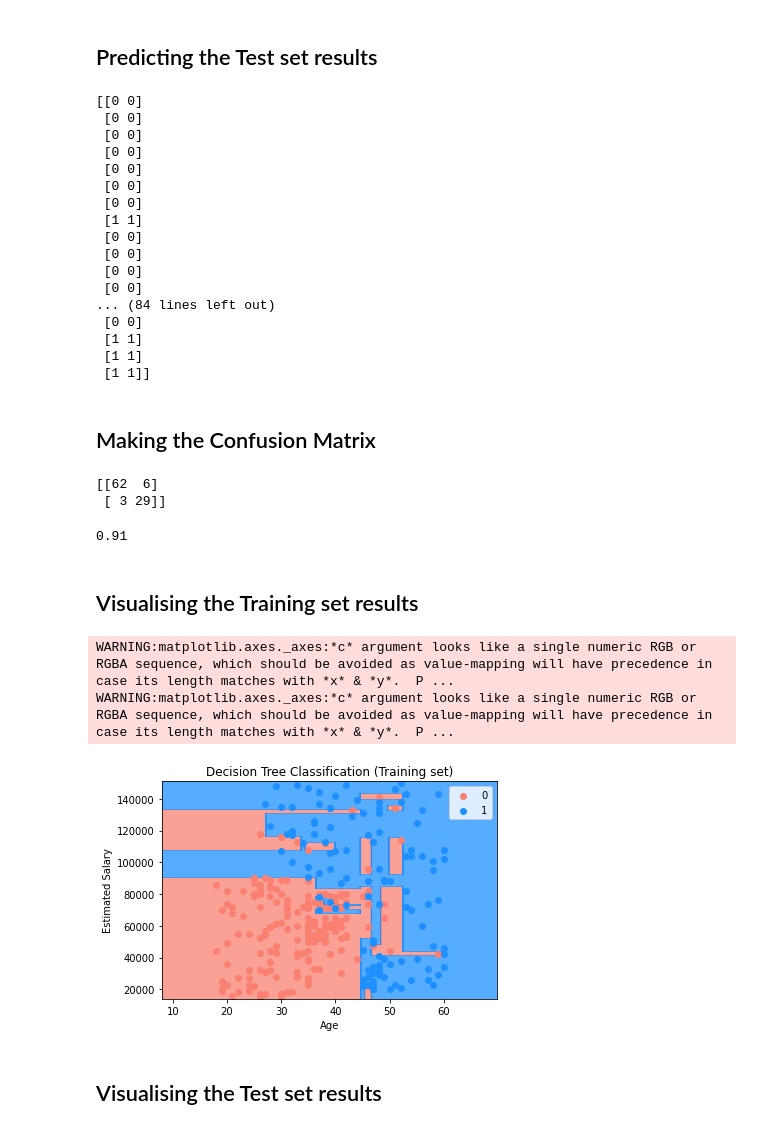
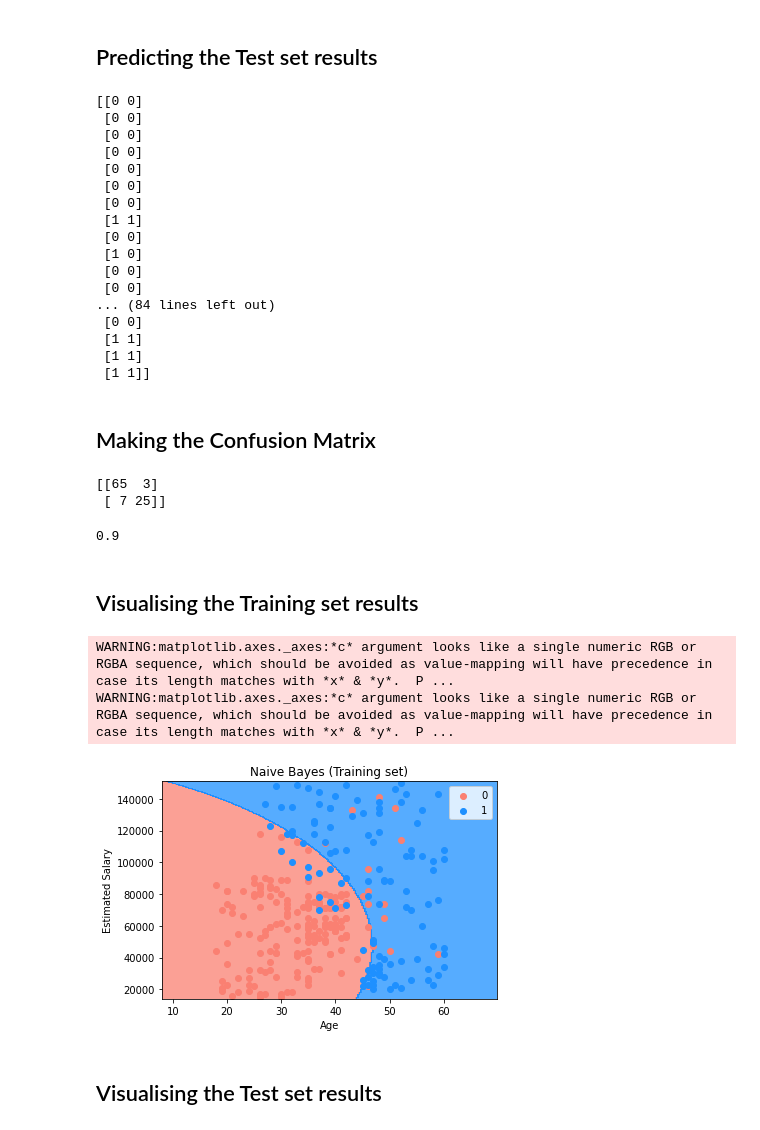
Before and after one commit to HustleDanie/ML-Classification, a Jupyter notebook: SocialNetworkAds.ipynb, the cells around one changed output. Drawn from its saved outputs; the diff is of its cells as text; code cells hidden in the pictures.

```diff
--- a/SocialNetworkAds.ipynb
+++ b/SocialNetworkAds.ipynb
@@ -129,5 +129,5 @@ print(X_test)
 # %%
-from sklearn.tree import DecisionTreeClassifier
-classifier = DecisionTreeClassifier(criterion = 'entropy', random_state = 0)
+from sklearn.naive_bayes import GaussianNB
+classifier = GaussianNB()
 classifier.fit(X_train, y_train)
 # %% [output]
@@ -153,7 +153,7 @@ print(np.concatenate((y_pred.reshape(len(y_pred),1), y_test.reshape(len(y_test),
  [0 0]
  [1 1]
  [0 0]
- [0 0]
+ [1 0]
  [0 0]
  [0 0]
 ... (84 lines left out)
@@ -169,31 +169,31 @@ cm = confusion_matrix(y_test, y_pred)
 print(cm)
 accuracy_score(y_test, y_pred)
 # %% [output]
-[[62  6]
- [ 3 29]]
+[[65  3]
+ [ 7 25]]
-0.91
+0.9
 # %% [markdown]
 ## Visualising the Training set results
 # %%
 from matplotlib.colors import ListedColormap
 X_set, y_set = sc.inverse_transform(X_train), y_train
 X1, X2 = np.meshgrid(np.arange(start = X_set[:, 0].min() - 10, stop = X_set[:, 0].max() + 10, step = 0.25),
                      np.arange(start = X_set[:, 1].min() - 1000, stop = X_set[:, 1].max() + 1000, step = 0.25))
 plt.contourf(X1, X2, classifier.predict(sc.transform(np.array([X1.ravel(), X2.ravel()]).T)).reshape(X1.shape),
              alpha = 0.75, cmap = ListedColormap(('salmon', 'dodgerblue')))
 plt.xlim(X1.min(), X1.max())
 plt.ylim(X2.min(), X2.max())
 for i, j in enumerate(np.unique(y_set)):
     plt.scatter(X_set[y_set == j, 0], X_set[y_set == j, 1], c = ListedColormap(('salmon', 'dodgerblue'))(i), label = j)
-plt.title('Decision Tree Classification (Training set)')
+plt.title('Naive Bayes (Training set)')
 plt.xlabel('Age')
 plt.ylabel('Estimated Salary')
 plt.legend()
 plt.show()
 # %% [output]
 WARNING:matplotlib.axes._axes:*c* argument looks like a single numeric RGB or RGBA sequence, which should be avoided as value-mapping will have precedence in case its length matches with *x* & *y*.  P ...
 WARNING:matplotlib.axes._axes:*c* argument looks like a single numeric RGB or RGBA sequence, which should be avoided as value-mapping will have precedence in case its length matches with *x* & *y*.  P ...
-[figure, old version]
+[figure, new version]
 # %% [markdown]
 ## Visualising the Test set results
 # %%
```
Also changed, not shown: parts of 5 cells of this notebook.
